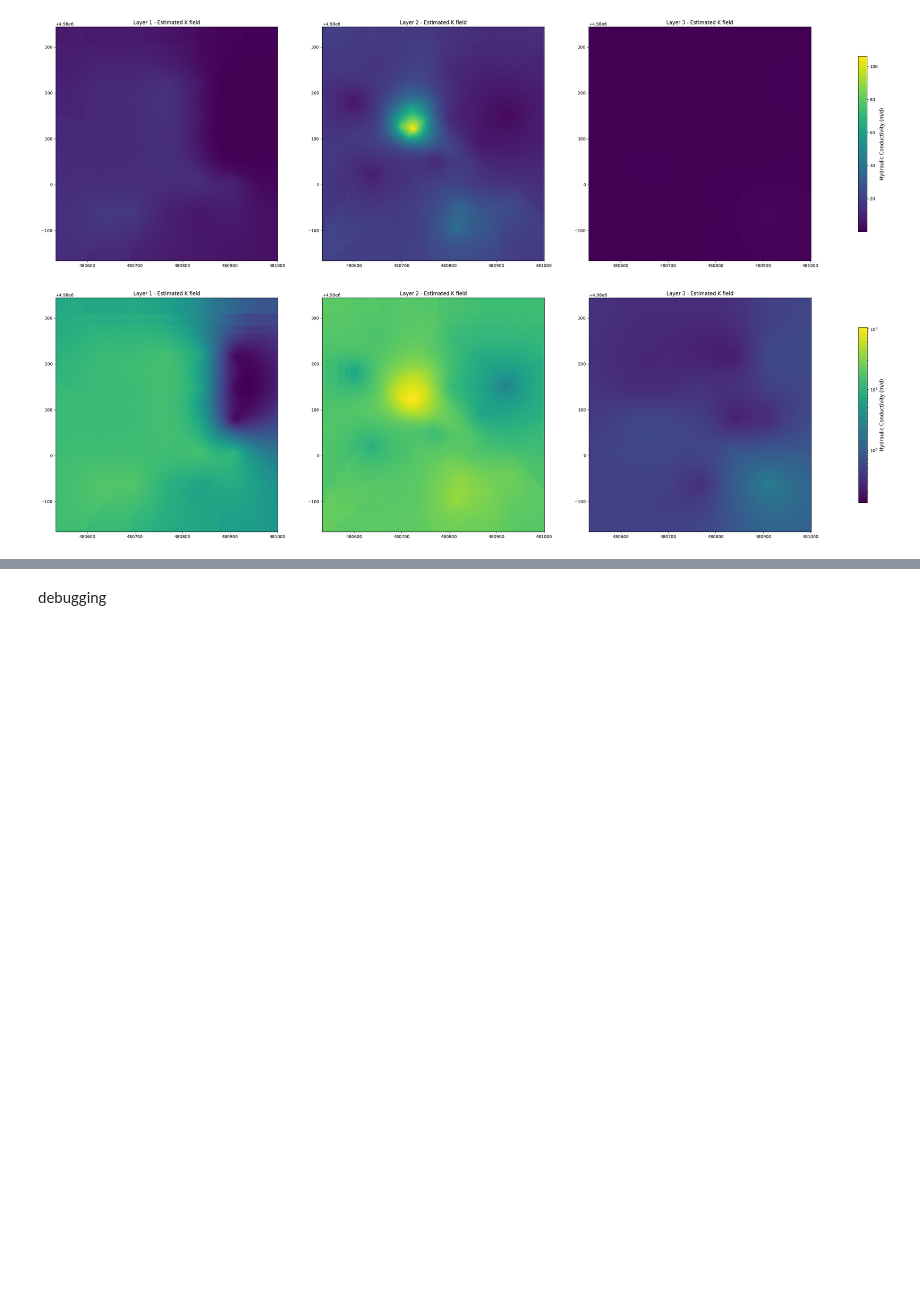
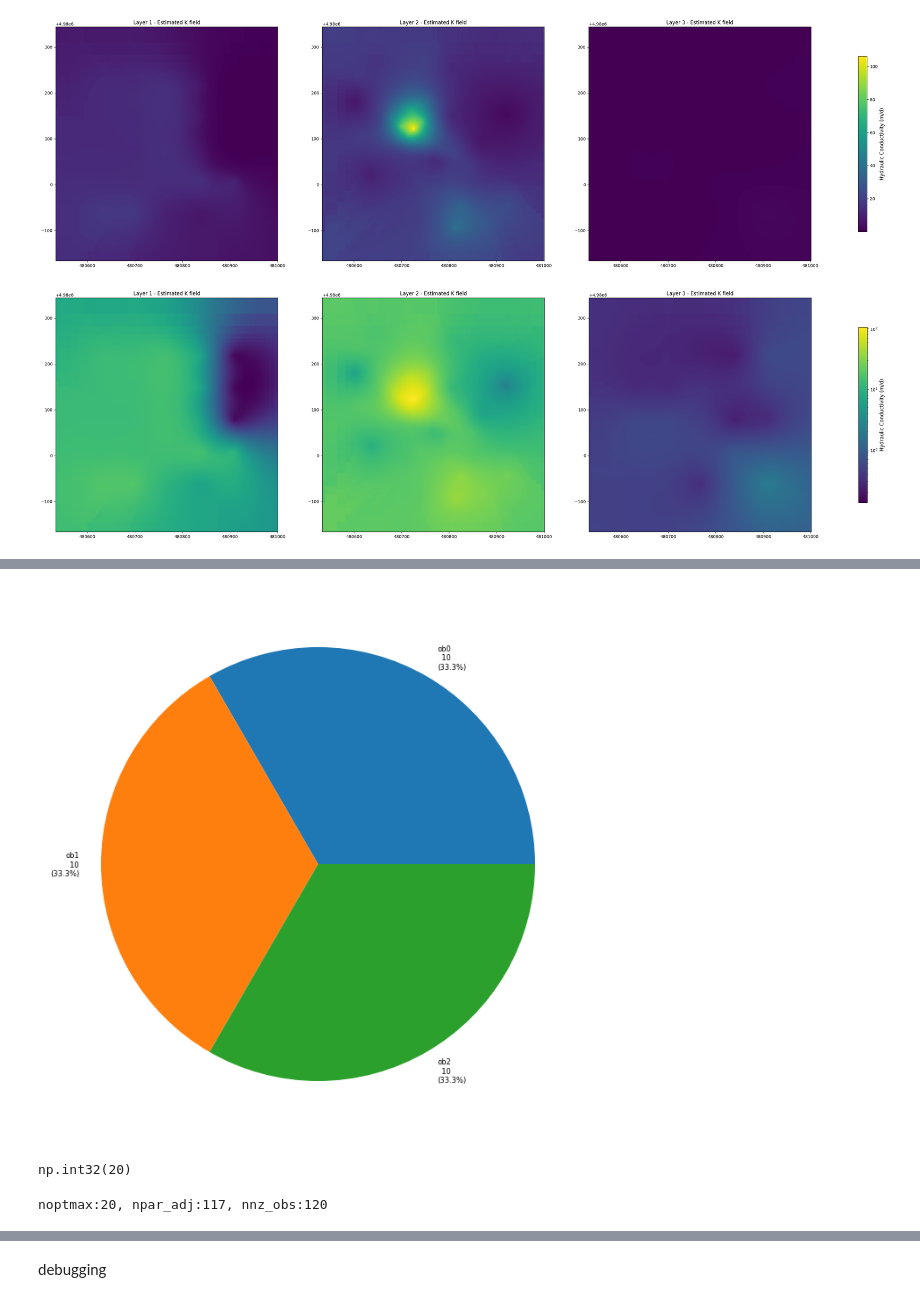
Before and after one commit to philliperalin/MLAC-3D-HT, a Jupyter notebook: src/pyemu/PMW-6-constantK/settingup_PEST.ipynb, the cells around one changed output, grey strips where cells are left out. Drawn from its saved outputs; the diff is of its cells as text; code cells hidden in the pictures; blank space fills up the shorter version.

```diff
--- a/src/pyemu/PMW-6-constantK/settingup_PEST.ipynb
+++ b/src/pyemu/PMW-6-constantK/settingup_PEST.ipynb
@@ -1564,0 +1657,13 @@ plt.show()
+# %%
+pst.plot(kind="phi_pie");
+# %% [output]
+[figure, added]
+# %%
+pst.control_data.noptmax = 20
+pst.control_data.noptmax
+# %% [output]
+np.int32(20)
+# %%
+pst.write(os.path.join(m_d, 'mf6.pst'),version=1)
+# %% [output]
+noptmax:20, npar_adj:117, nnz_obs:120
```
Also changed, not shown: parts of 80 cells of this notebook, 12 other files.
